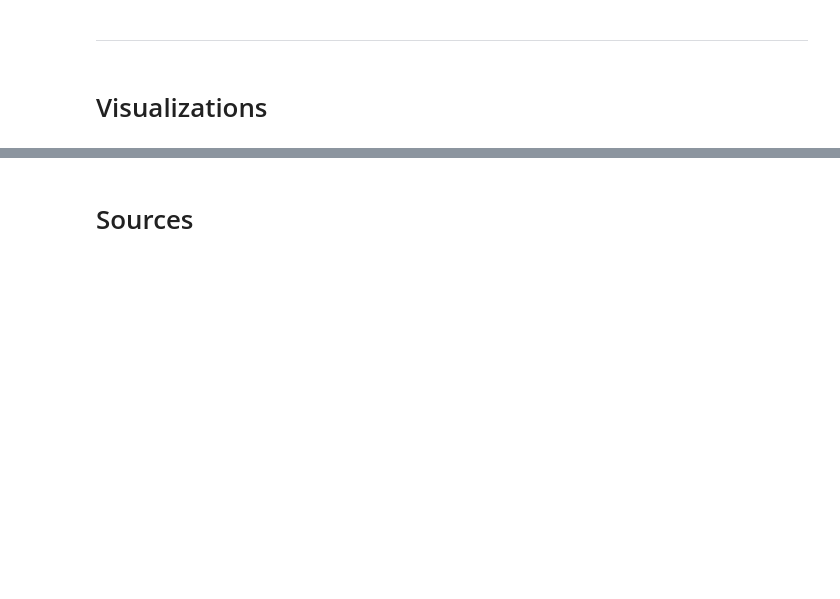
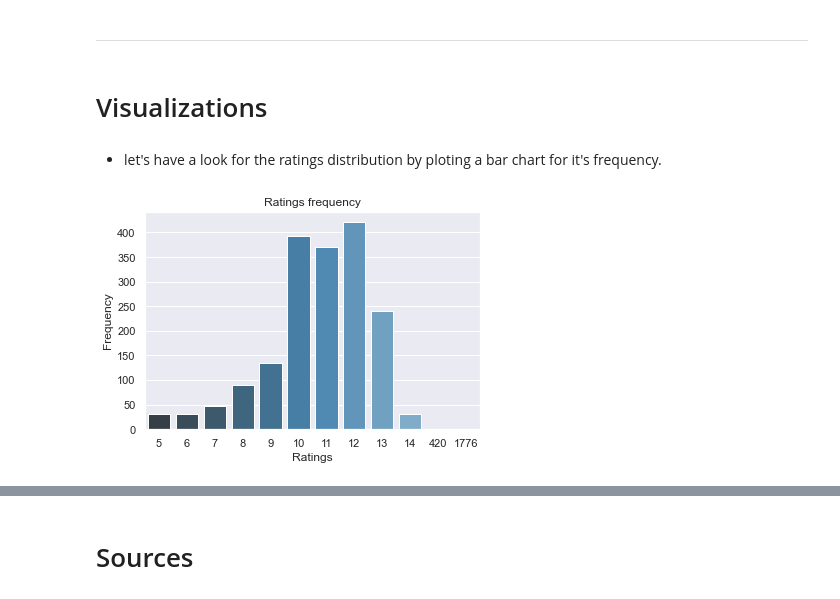
Before and after one commit to ahmed-gharib89/wrangle-and-analyze_data, a Jupyter notebook: wrangle_act.ipynb, the cells around one changed output, grey strips where cells are left out. Saved outputs shown, nothing was run; the diff lists cells and outputs as text; code cells hidden in the pictures; blank space fills up the shorter version.

Commit message:
visualization: analyses the master data and add visuals and insights

```diff
--- a/wrangle_act.ipynb
+++ b/wrangle_act.ipynb
@@ -696,6 +728,9 @@ df.to_sql('master', engine, index=False)
 ### Test
 # %%
 df_master = pd.read_sql('SELECT * FROM master', engine, parse_dates='timestamp')
+df_master.source = df_master.source.astype('category')
+df_master.dog_stage = df_master.dog_stage.astype('category')
+df_master.breed = df_master.breed.astype('category')
 df_master.info()
 # %% [output]
 <class 'pandas.core.frame.DataFrame'>
@@ -719,3 +754,16 @@ memory usage: 195.9+ KB
 ***
 # %% [markdown]
 # Visualizations
+# %% [markdown]
+- let's have a look for the ratings distribution by ploting a bar chart for it's frequency.
+# %%
+data = df_master.rating_numerator.value_counts()
+
+x = data.index
+y = data.values
+
+ax = sns.barplot(x, y, palette='Blues_d')
+ax.set(xlabel='Ratings', ylabel='Frequency', title='Ratings frequency')
+plt.show()
+# %% [output]
+[figure, added]
```
Also changed, not shown: parts of 40 cells of this notebook, 6 other files.
